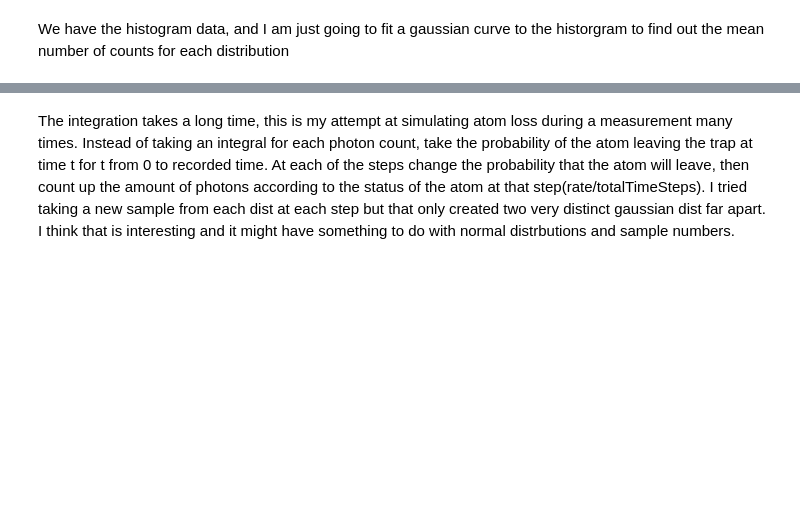
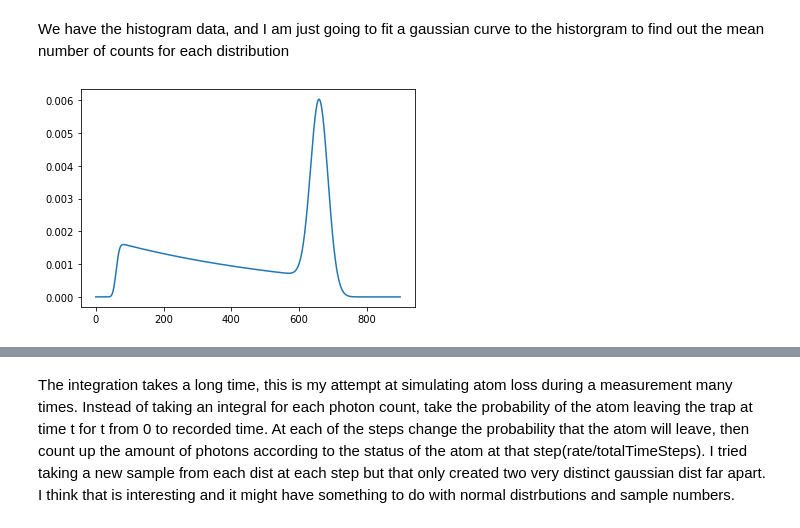
Before and after one commit to bpnordin/PhotonCount, a Jupyter notebook: main.ipynb, the cells around one changed output, grey strips where cells are left out. Cells and saved outputs as stored; diff of their text form; code cells hidden in the pictures; blank space fills up the shorter version.

```diff
--- a/main.ipynb
+++ b/main.ipynb
@@ -173,17 +177,21 @@ def graph(histogram, p0 = [],binNumber = 50, colors = ["gray", "red"],fit = True
 # %%
 #define the variables that determine how many photons are released
 recordTime = .003*0+60*10**-3  #s
 rateSingleAtom = 145000*0+10*10**3  #Hz
 rateBackground = 10000*0+1*10**3  #Hz
-lifetimeOfTrap = 60*10**-3  #s
+lifetimeOfTrap =  0*10000+60*10**-3  #s
 #up to this many photons
-countEnd = 700
+countEnd = 900
 xx = np.arange(countEnd)
 #the background is just a poisson distribution
 probDistBack = poisson.pmf(xx,recordTime*rateBackground)
 #get the distribution, the integrals take longer then the rest of the code
 probDistSingle = singleAtom(recordTime,rateSingleAtom,lifetimeOfTrap,xx)
 #now convolve with background rate
-probDistSingle = np.convolve(probDistSingle,probDistBack,'same')
+probDistSingle = convolve(probDistBack,probDistSingle)
+plt.plot(xx,probDistSingle)
+plt.show()
+# %% [output]
+[figure, added]
 # %%
 hist = getHistogram(probDistBack,probDistSingle)
```
Also changed, not shown: parts of 8 cells of this notebook.
